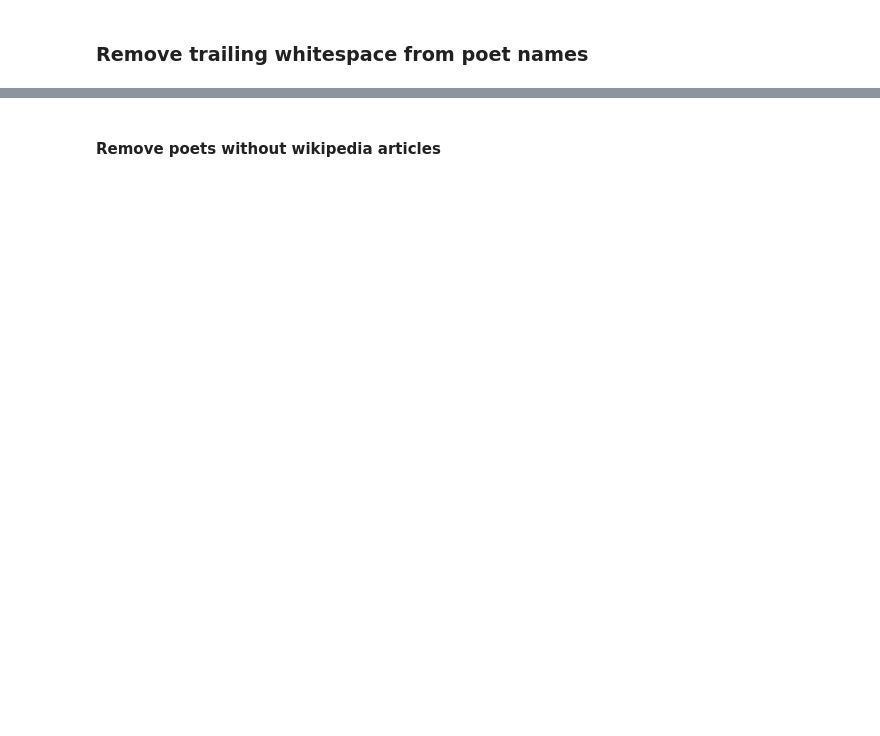
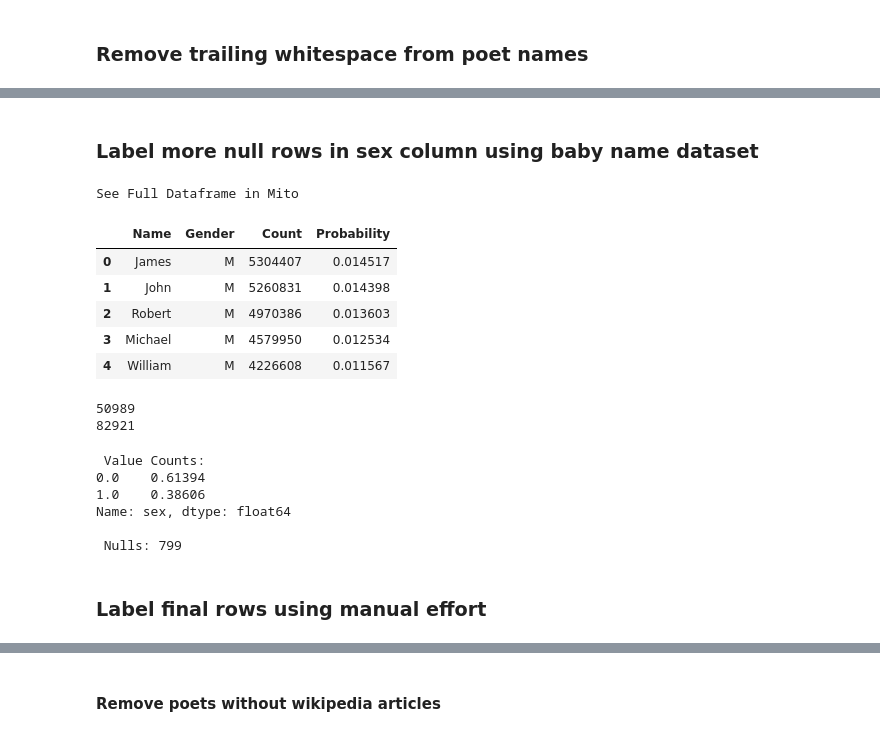
Before and after one commit to patrick-pagni/data-is-poetry-public, a Jupyter notebook: technical-report/data-collection.ipynb, the cells around one changed output, grey strips where cells are left out. Saved outputs shown, nothing was run; the diff lists cells and outputs as text; code cells hidden in the pictures; blank space fills up the shorter version.

```diff
--- a/technical-report/data-collection.ipynb
+++ b/technical-report/data-collection.ipynb
@@ -593,0 +711,16 @@ See Full Dataframe in Mito
+# %% [markdown]
+### Label more null rows in sex column using baby name dataset
+# %%
+# Load baby names dataset
+names = pd.read_csv('datasets/archive/name_gender_dataset.csv')
+
+# Display top 5 rows of names dataframe
+names.head()
+# %% [output]
+See Full Dataframe in Mito
+|  | Name | Gender | Count | Probability |
+| 0 | James | M | 5304407 | 0.014517 |
+| 1 | John | M | 5260831 | 0.014398 |
+| 2 | Robert | M | 4970386 | 0.013603 |
+| 3 | Michael | M | 4579950 | 0.012534 |
+| 4 | William | M | 4226608 | 0.011567 |
@@ -593,0 +763,7 @@ See Full Dataframe in Mito
+# %%
+# Print length of male_names and female_names
+print(len(male_names))
+print(len(female_names))
+# %% [output]
+50989
+82921
@@ -593,0 +776,15 @@ See Full Dataframe in Mito
+# %%
+# Print value counts and number of null values for sex column after update
+print(f' Value Counts:')
+print(poems.sex.value_counts(normalize = True))
+print()
+print(f' Nulls: {poems.sex.isnull().sum()}')
+# %% [output]
+ Value Counts:
+0.0    0.61394
+1.0    0.38606
+Name: sex, dtype: float64
+
+ Nulls: 799
+# %% [markdown]
+### Label final rows using manual effort
```
Also changed, not shown: parts of 209 cells of this notebook, 15 other files.
